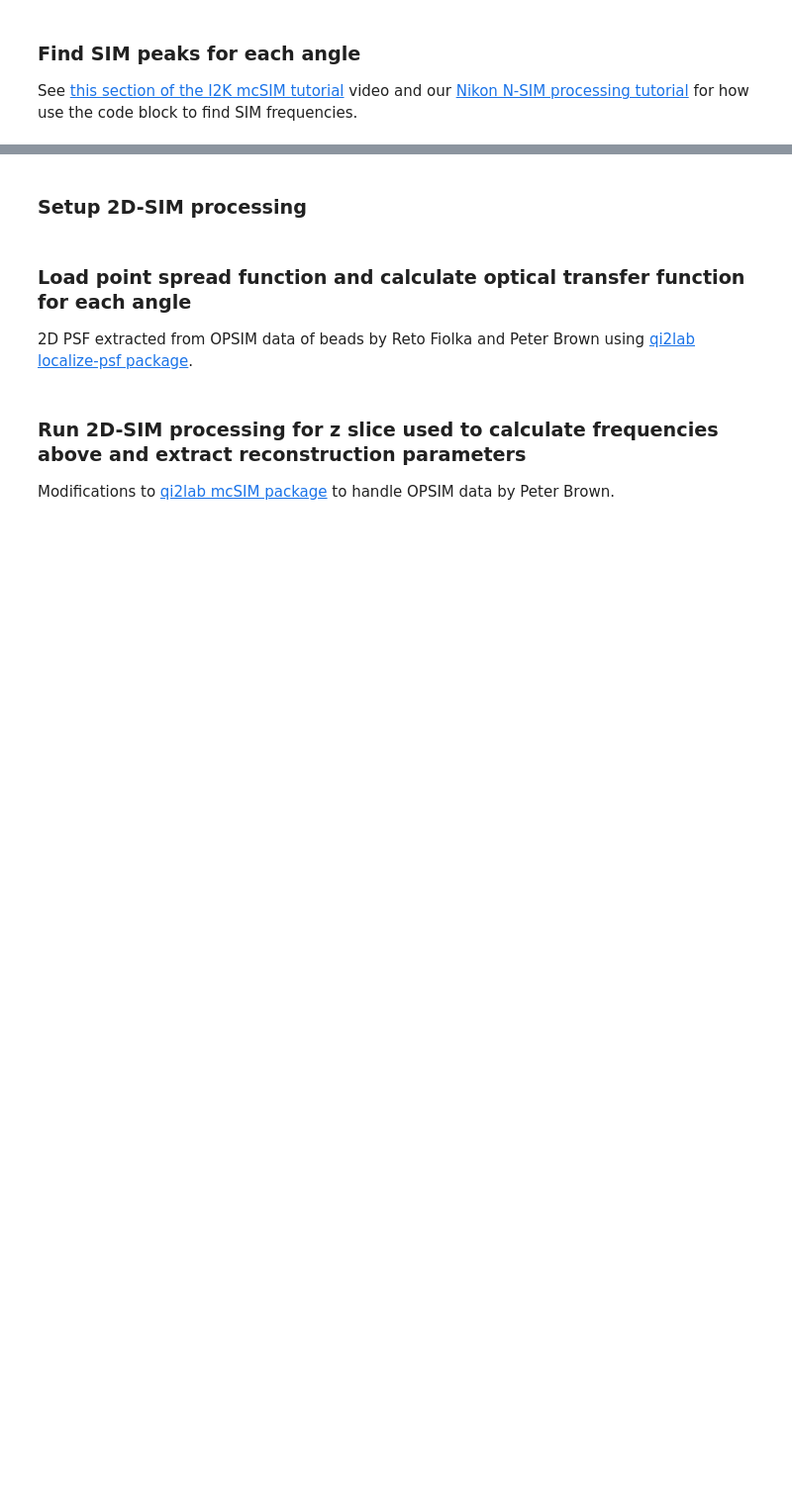
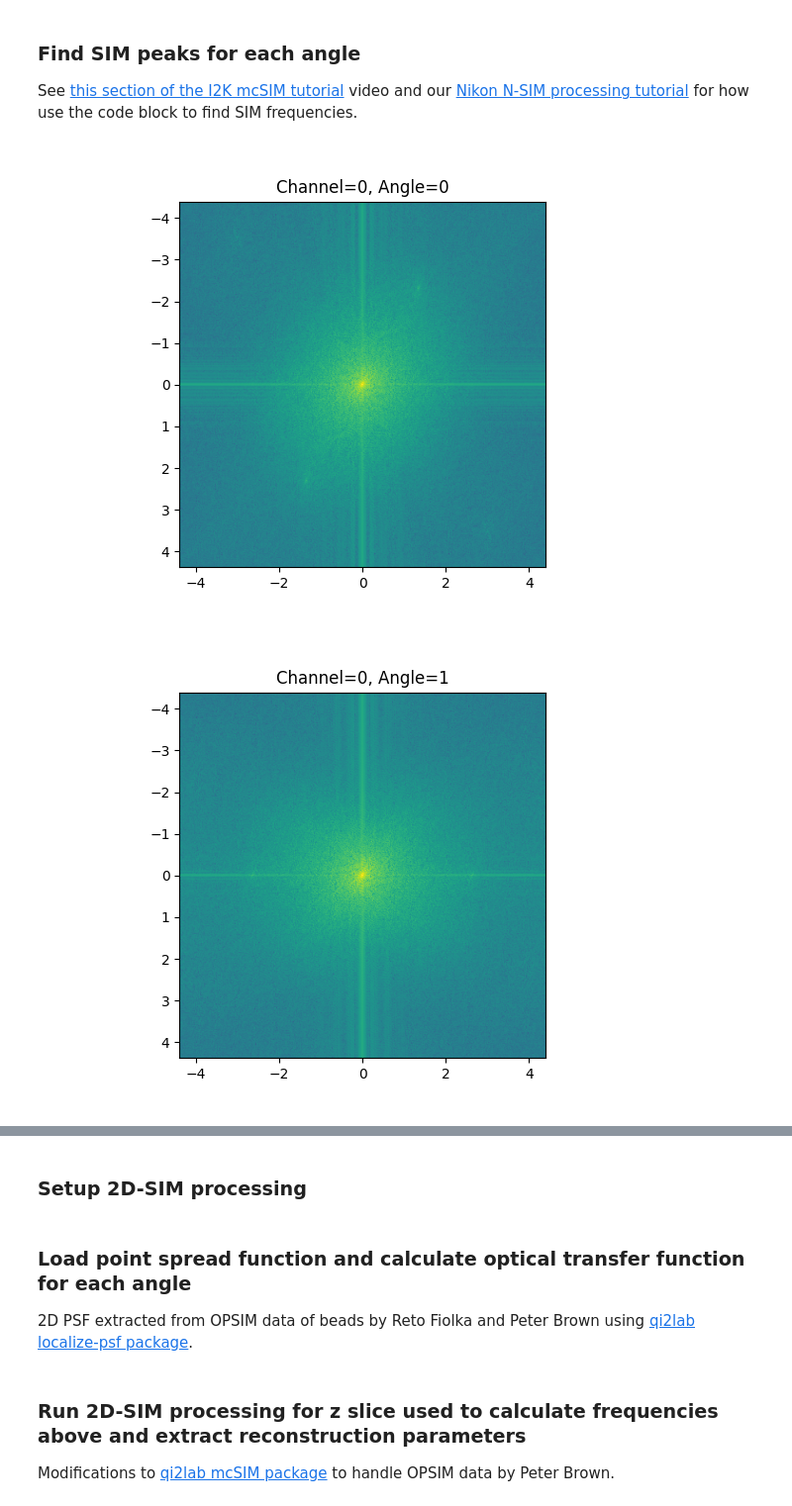
Before and after one commit to QI2lab/I2K2022-SIM, a Jupyter notebook: example_005_OPSIM.ipynb, the cells around one changed output, grey strips where cells are left out. Shown at 99% size. Drawn from its saved outputs; the diff is of its cells as text; code cells hidden in the pictures; blank space fills up the shorter version.

```diff
--- a/example_005_OPSIM.ipynb
+++ b/example_005_OPSIM.ipynb
@@ -39,14 +39,14 @@ psf_file_path = Path("example005_resources", "psf2d.tif")
 n_colors = 1
 n_angles = 3
 n_phases = 3
-ns = 220
-ny = 256
-nx = 896
+ns = 251
+ny = 200
+nx = 1024
 pixel_size = 0.114 # um
 ds = 0.320 # um - scan step size, not coverslip z
 na = 1.0 # Snouty NA
 excitation_wavelengths = 0.488 # um
-emission_wavelengths = 0.580 # um
+emission_wavelengths = 0.520 # um
 tilt_angle = 45.0
 
 # transformed pixel spacing. qi2lab deskew deskews onto an isotropic grid in xy
@@ -247,7 +276,7 @@ pad_width = ((0,0),(0,0),(0,0),(0,0),(pad_amount_y,pad_amount_y+1),(pad_amount_x
 rotated_coverslip_opsim_images = np.pad(coverslip_opsim_images,pad_width=pad_width)
 
 # rotation angle guesses from instrument design
-rotation = [60,0,-60]
+rotation = [61,0,-60]
 
 # perform rotation across all z planes for each channel + angle
 for channel_idx in range(n_colors):
@@ -299,11 +348,11 @@ viewer.dims.axis_labels = ['c','a','p','z','y','x']
 ### Set ROI to middle of data and extract crop
 # %%
 # set yx width of ROI
-roi_sy=389
+roi_sy=449
 roi_sx=389
 roi = rois.get_centered_roi([rotated_coverslip_opsim_images.shape[4]//2, rotated_coverslip_opsim_images.shape[5]//2], [roi_sy, roi_sx])
 
-z_roi_low = 50
+z_roi_low = 30
 z_roi_high = 130
 
 # extract crop
@@ -333,28 +403,31 @@ See [this section of the I2K mcSIM tutorial](https://youtu.be/mDar-MjMtW0?t=6421
 # %%
 %matplotlib widget
 
 # set "best" slice as determined from data
-z_center_idx=15
+z_center_idx=23
 
 for ch_idx in range(n_colors):
 
     # extract iamges
     image_set = opsim_images_to_process[ch_idx,:,:,z_center_idx,:,:]
 
     # calculate FFTs on grid with correct spatial dimensions
     dx = np.round(coverslip_dx,3)
     dy = np.round(coverslip_dy,3)
     nx = nx_cropped
     ny = ny_cropped
     fxs = analysis_tools.get_fft_frqs(nx, dx)
     df = fxs[1] - fxs[0]
     fys = analysis_tools.get_fft_frqs(ny, dy)
     ff = np.sqrt(np.expand_dims(fxs, axis=0)**2 + np.expand_dims(fys, axis=1)**2)
     for ii in range(image_set.shape[0]):
         ft = fft.fftshift(fft.fft2(fft.ifftshift(np.squeeze(image_set[ii, 0, :]))))
 
         figh = plt.figure()
         plt.title('Channel='+str(ch_idx)+", Angle="+str(ii))
         plt.imshow(np.abs(ft), norm=PowerNorm(gamma=0.1,vmin=65,vmax=1.5e7),
                     extent=[fxs[0] - 0.5 * df, fxs[-1] + 0.5 * df, fys[-1] + 0.5 * df, fys[0] - 0.5 * df])
         plt.show()
+# %% [output]
+[figure, added]
+[figure, added]
```
Also changed, not shown: parts of 12 cells of this notebook.
